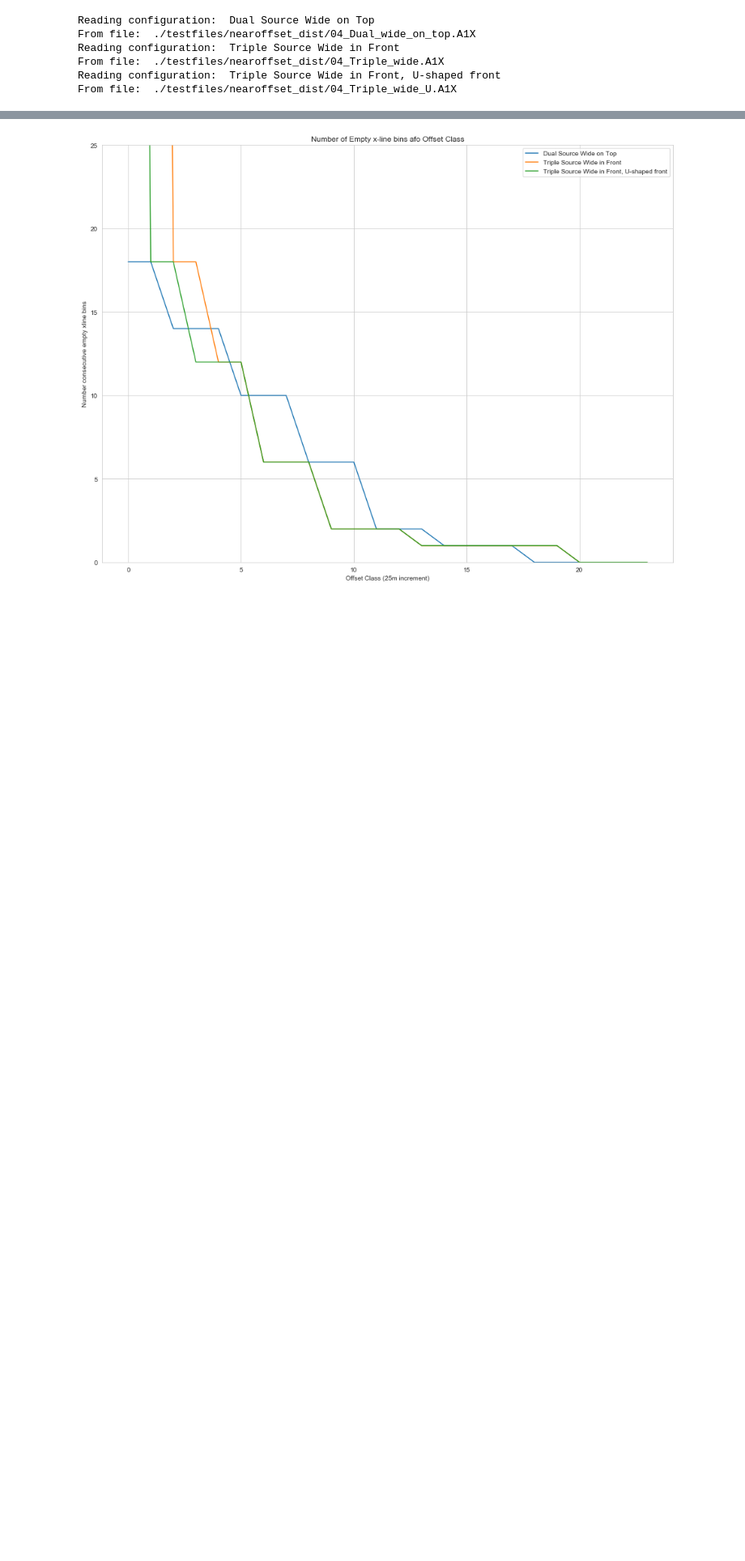
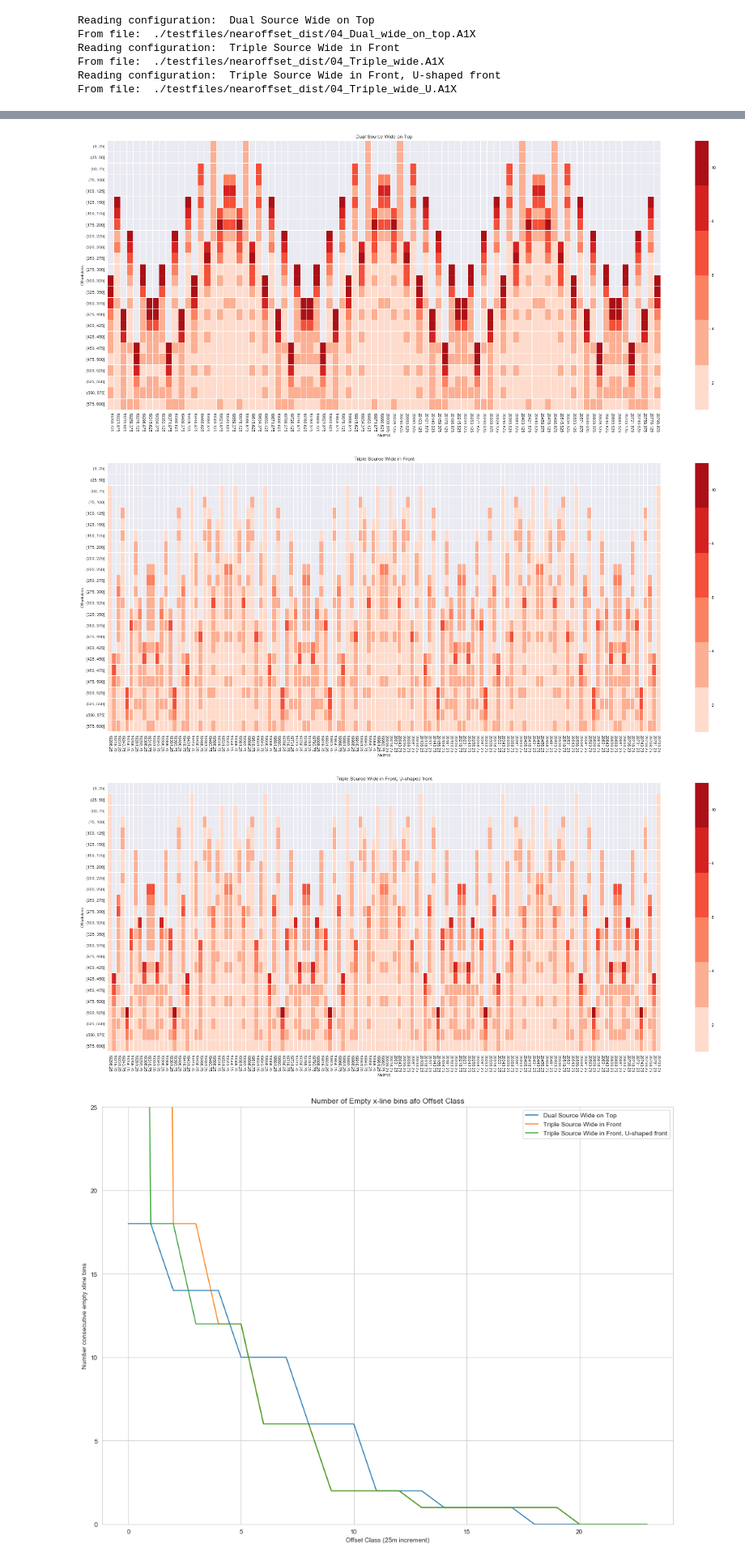
Before and after one commit to MagnsW/geotools, a Jupyter notebook: Test_offset_dist.ipynb, the cells around one changed output, grey strips where cells are left out. Shown at 81% size. Cells and saved outputs as stored; diff of their text form; code cells hidden in the pictures; blank space fills up the shorter version.

```diff
--- a/Test_offset_dist.ipynb
+++ b/Test_offset_dist.ipynb
@@ -69,3 +63,9 @@ my_offset_data_5seq.makeoffsetclass()
+# %%
+my_offset_data_5seq.plot_offset_bins(maxfold=11)
+# %% [output]
+[figure, added]
+[figure, added]
+[figure, added]
 # %%
 my_offset_data_5seq.plot_empty_bins()
 # %% [output]
```
Also changed, not shown: parts of 17 cells of this notebook, 1 other file.
